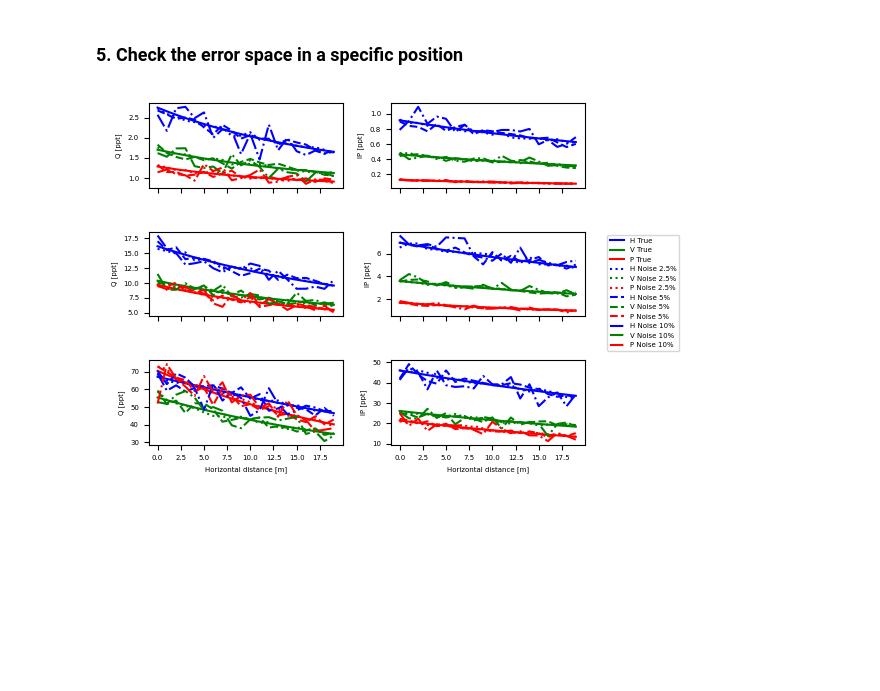
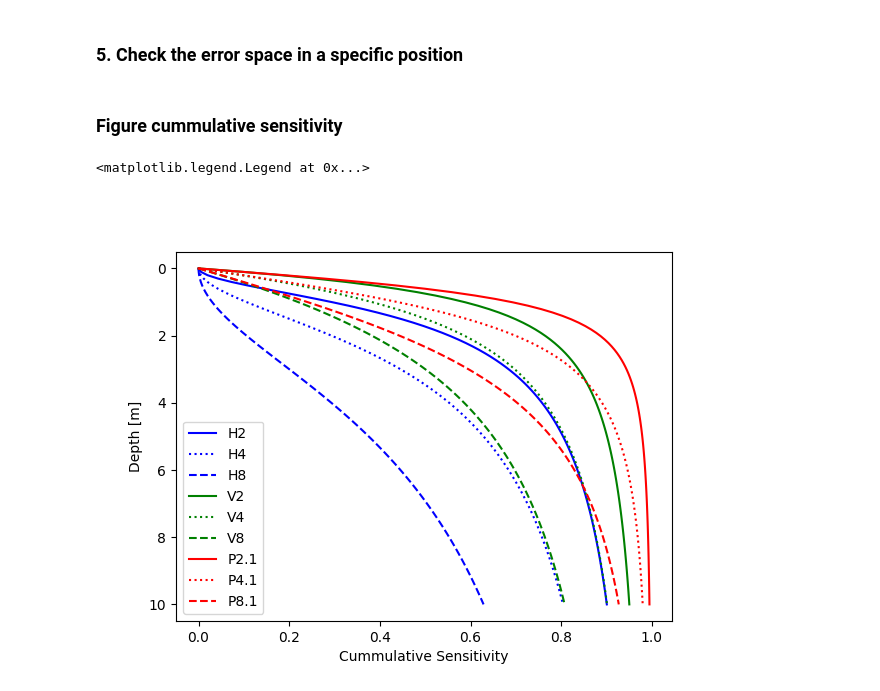
Before and after one commit to mariacarrizo/InvEM-ML, a Jupyter notebook: Synth-2Layer/Notebooks/2_GlobalSearch_2lay-Copy1.ipynb, the cells around one changed output. Cells and saved outputs as stored; diff of their text form; code cells hidden in the pictures; blank space fills up the shorter version.

Commit message:
added plot cummulative sensitivity

```diff
--- a/Synth-2Layer/Notebooks/2_GlobalSearch_2lay-Copy1.ipynb
+++ b/Synth-2Layer/Notebooks/2_GlobalSearch_2lay-Copy1.ipynb
@@ -501,8 +501,8 @@ fig, ax = plt.subplots(3,2, sharex=True, figsize=(6,4))
 PlotData(data_true, ax=ax)
 PlotData(data_noise2, ax=ax, style=':', lab='Noise 2.5%')
 PlotData(data_noise5, ax=ax, style='--', lab='Noise 5%')
-PlotData(data_noise10, ax=ax, style='-.', lab= 'Noise 10%')
+PlotData(data_noise10, ax=ax, style='-*', lab= 'Noise 10%')
 plt.tight_layout()
 plt.savefig('Data_noise')
-# %% [output]
-[figure, removed]
+# %% [markdown]
+### Figure cummulative sensitivity
@@ -508,0 +511,44 @@ plt.savefig('Data_noise')
+# %%
+# z represents depth/sep normalized depth
+
+z = np.linspace(0,10,100)
+s1 = 2
+s2 = 4
+s3 = 8
+s11 = 2.1
+s21 = 4.1
+s31 = 8.1
+
+CumSensH2 = R_HCP(z/s1)
+CumSensH4 = R_HCP(z/s2)
+CumSensH8 = R_HCP(z/s3)
+
+CumSensV2 = R_VCP(z/s1)
+CumSensV4 = R_VCP(z/s2)
+CumSensV8 = R_VCP(z/s3)
+
+CumSensP2 = R_PRP(z/s11)
+CumSensP4 = R_PRP(z/s21)
+CumSensP8 = R_PRP(z/s31)
+# %%
+fig, ax = plt.subplots()
+
+ax.plot(CumSensH2,z, 'b', label='H2')
+ax.plot(CumSensH4,z, ':b', label='H4')
+ax.plot(CumSensH8,z, '--b', label='H8')
+
+ax.plot(CumSensV2,z, 'g', label='V2')
+ax.plot(CumSensV4,z, ':g', label='V4')
+ax.plot(CumSensV8,z, '--g', label='V8')
+
+ax.plot(CumSensP2,z, 'r', label='P2.1')
+ax.plot(CumSensP4,z, ':r', label='P4.1')
+ax.plot(CumSensP8,z, '--r', label='P8.1')
+
+ax.invert_yaxis()
+ax.set_ylabel('Depth [m]')
+ax.set_xlabel('Cummulative Sensitivity')
+ax.legend()
+# %% [output]
+<matplotlib.legend.Legend at 0x...>
+[figure, added]
```
Also changed, not shown: parts of 1 cell of this notebook, 2 other files.
